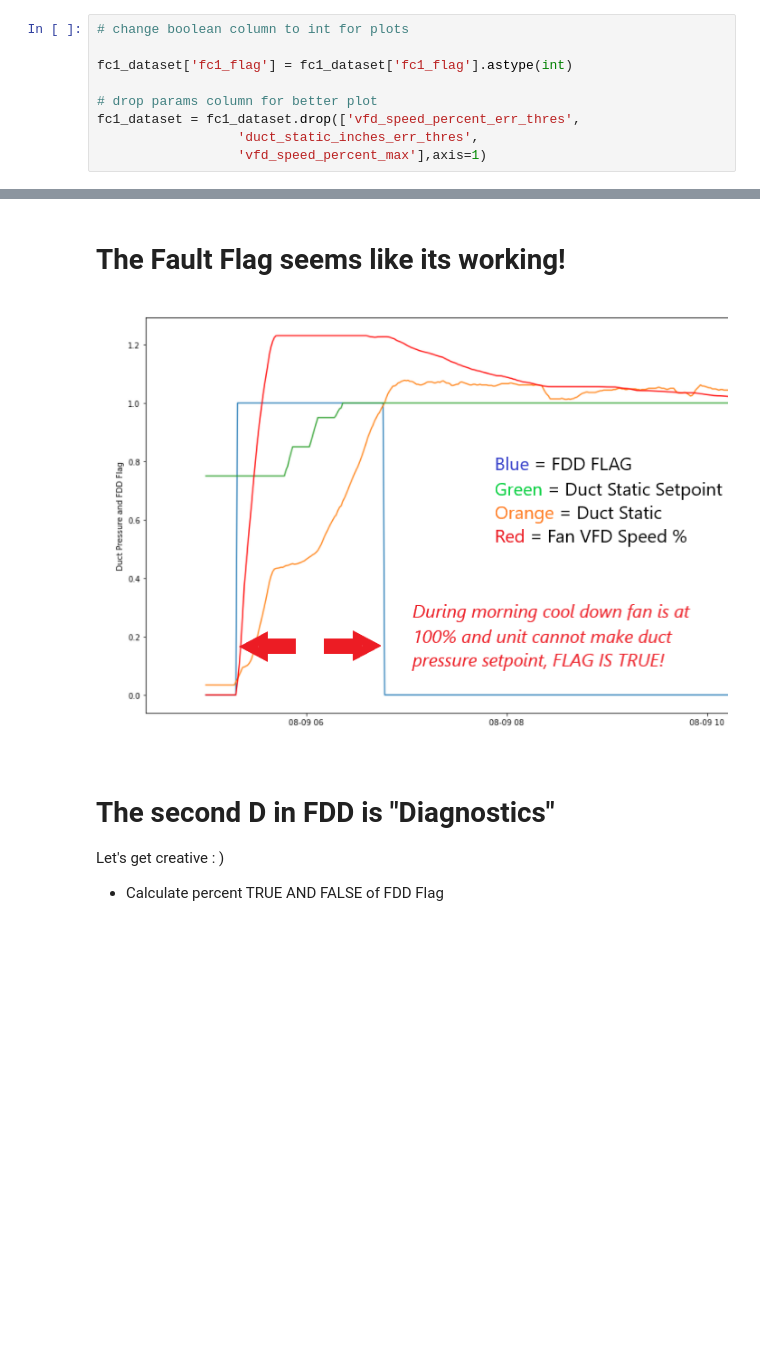
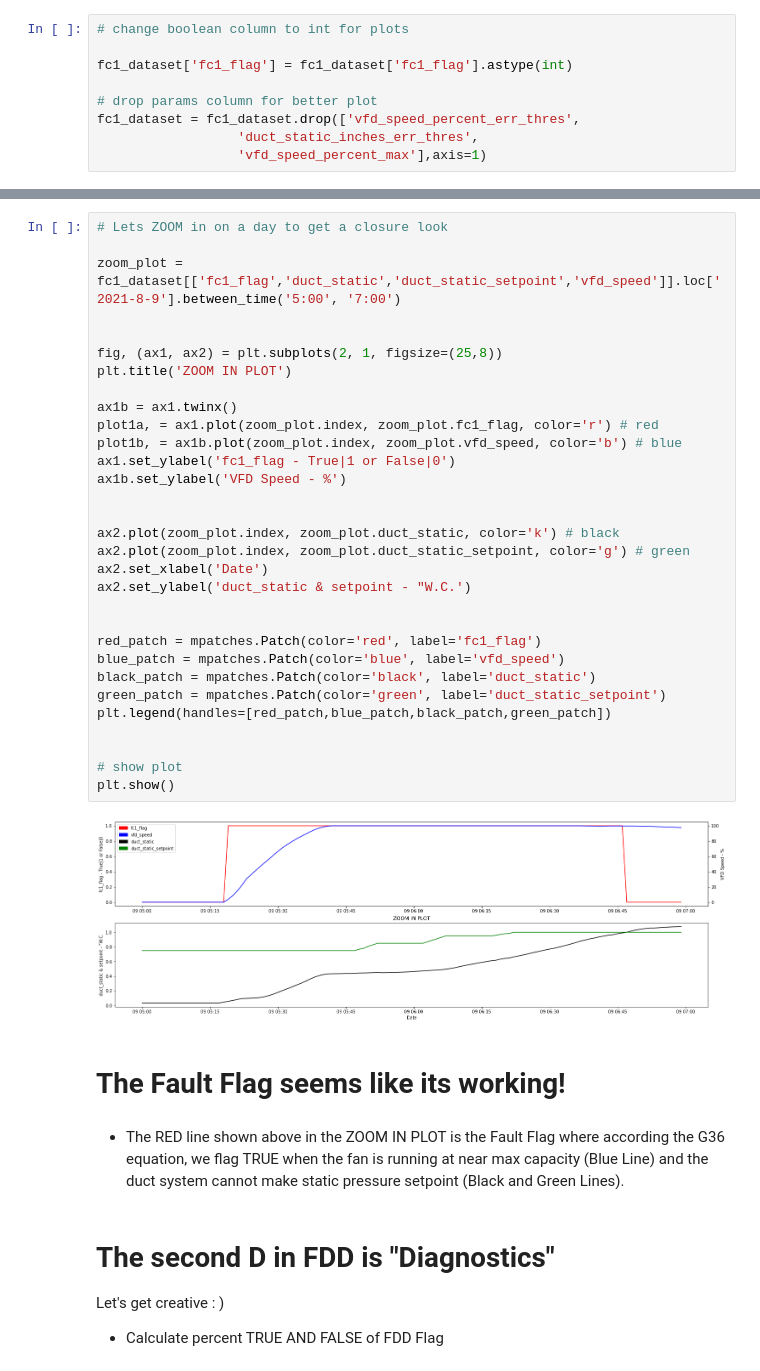
Before and after one commit to spillz-dxb/my-weekend-fdd-hobby, a Jupyter notebook: fc1_fan_ductpressure.ipynb, the cells around one changed output, grey strips where cells are left out. Saved outputs shown, nothing was run; the diff lists cells and outputs as text; blank space fills up the shorter version.

```diff
--- a/fc1_fan_ductpressure.ipynb
+++ b/fc1_fan_ductpressure.ipynb
@@ -163,7 +167,40 @@ plt.show()
+# %%
+# Lets ZOOM in on a day to get a closure look
+
+zoom_plot = fc1_dataset[['fc1_flag','duct_static','duct_static_setpoint','vfd_speed']].loc['2021-8-9'].between_time('5:00', '7:00')
+
+
+fig, (ax1, ax2) = plt.subplots(2, 1, figsize=(25,8))
+plt.title('ZOOM IN PLOT')
+
+ax1b = ax1.twinx()
+plot1a, = ax1.plot(zoom_plot.index, zoom_plot.fc1_flag, color='r') # red
+plot1b, = ax1b.plot(zoom_plot.index, zoom_plot.vfd_speed, color='b') # blue
+ax1.set_ylabel('fc1_flag - True|1 or False|0')
+ax1b.set_ylabel('VFD Speed - %')
+
+
+ax2.plot(zoom_plot.index, zoom_plot.duct_static, color='k') # black
+ax2.plot(zoom_plot.index, zoom_plot.duct_static_setpoint, color='g') # green
+ax2.set_xlabel('Date')
+ax2.set_ylabel('duct_static & setpoint - "W.C.')
+
+
+red_patch = mpatches.Patch(color='red', label='fc1_flag')
+blue_patch = mpatches.Patch(color='blue', label='vfd_speed')
+black_patch = mpatches.Patch(color='black', label='duct_static')
+green_patch = mpatches.Patch(color='green', label='duct_static_setpoint')
+plt.legend(handles=[red_patch,blue_patch,black_patch,green_patch])
+
+
+# show plot
+plt.show()
+# %% [output]
+[figure, added]
 # %% [markdown]
 # The Fault Flag seems like its working!
-# %% [markdown]
-![flag_is_true.png](attachment:42987b07-52ba-46f2-b0a0-bf6672a7e086.png)
+# %% [markdown]
+* The RED line shown above in the ZOOM IN PLOT is the Fault Flag where according the G36 equation, we flag TRUE when the fan is running at near max capacity (Blue Line) and the duct system cannot make static pressure setpoint (Black and Green Lines).
 # %% [markdown]
 # The second D in FDD is "Diagnostics"
 
```
Also changed, not shown: parts of 12 cells of this notebook, 1 other file.
